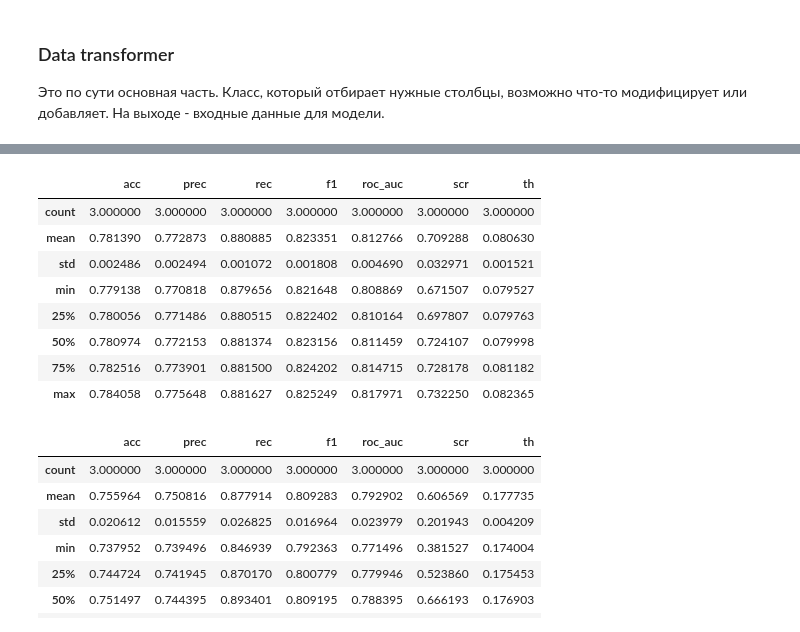
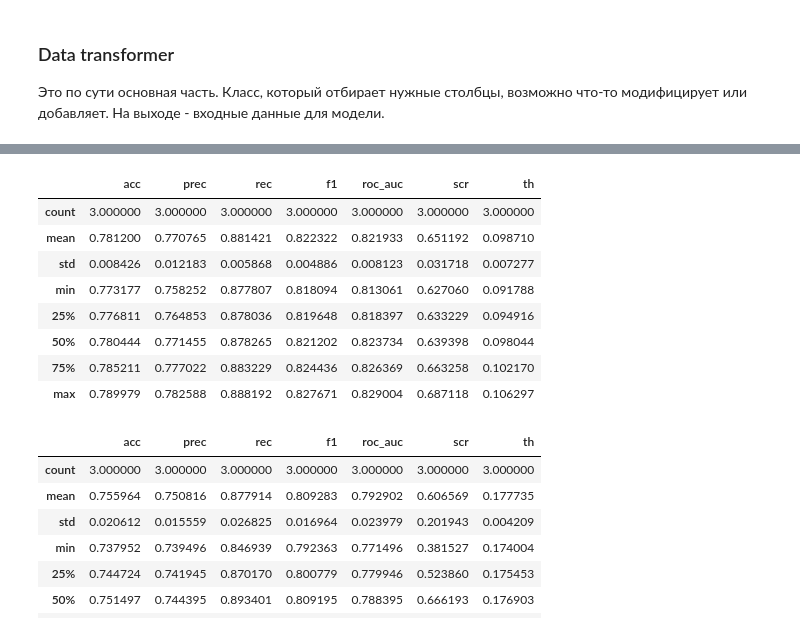
Before and after one commit to almaslov/idao2019, a Jupyter notebook: 09_foi.ipynb, the cells around one changed output, grey strips where cells are left out. Cells and saved outputs as stored; diff of their text form; code cells hidden in the pictures.

```diff
--- a/09_foi.ipynb
+++ b/09_foi.ipynb
@@ -164,46 +104,43 @@ pdfs
 # %%
-def get_dll_main(data):
-    def get_probs(pdf, x):
+# выбираем опцию, как считать DLL - либо на основе pdf, либо на основе cdf
+def get_dll_pdf(x):
+    def get_probs_pdf(pdf, x):
         indices = np.digitize(x, bins) - 1
         wbin = (bins[indices + 1] - bins[indices]) / (np.max(bins) - np.min(bins))
         prob = pdf[indices] / pdf.sum()
         return prob * wbin
 
-    def get_dll(x):
-        probs = [get_probs(pdf, x) for pdf in pdfs]
-        DLL = np.log(probs[1]) - np.log(probs[0])
-        return DLL
+    probs = [get_probs_pdf(pdf, x) for pdf in pdfs]
+    DLL = np.log(probs[1]) - np.log(probs[0])
+    return DLL
 
+def get_dll_cdf(x):
     def get_probs_cdf(cdf, x):
         indices = np.digitize(x, bins) - 1
         wbin = (bins[indices + 1] - bins[0]) / (np.max(bins) - np.min(bins))
         prob = cdf[indices] / cdf[-1]
         return prob * wbin
-
-    def get_dll_cdf(x):
-        probs = [get_probs_cdf(cdf, x) for cdf in cdfs]
-        DLL = np.log(probs[1]) - np.log(probs[0])
-        return DLL
-
-    return get_dll_cdf(data)
+    probs = [get_probs_cdf(cdf, x) for cdf in cdfs]
+    DLL = np.log(probs[1]) - np.log(probs[0])
+    return DLL
 
 def add_dll(data, features):
-    data[err_cols[1]] = get_dll_main(data.loc[:, err_cols[0]])
+    data[err_cols[1]] = get_dll_cdf(data.loc[:, err_cols[0]])
     features += err_cols[1:2]
     return data
 
 df_scores, feature_importance = cross_validate(train, n_estimators=60, n_splits=3, n_rows=10000, transformer_cls=DataTransformer)
 display(df_scores.describe())
 # %% [output]
 |  | acc | prec | rec | f1 | roc_auc | scr | th |
 | count | 3.000000 | 3.000000 | 3.000000 | 3.000000 | 3.000000 | 3.000000 | 3.000000 |
-| mean | 0.781390 | 0.772873 | 0.880885 | 0.823351 | 0.812766 | 0.709288 | 0.080630 |
-| std | 0.002486 | 0.002494 | 0.001072 | 0.001808 | 0.004690 | 0.032971 | 0.001521 |
-| min | 0.779138 | 0.770818 | 0.879656 | 0.821648 | 0.808869 | 0.671507 | 0.079527 |
-| 25% | 0.780056 | 0.771486 | 0.880515 | 0.822402 | 0.810164 | 0.697807 | 0.079763 |
-| 50% | 0.780974 | 0.772153 | 0.881374 | 0.823156 | 0.811459 | 0.724107 | 0.079998 |
-| 75% | 0.782516 | 0.773901 | 0.881500 | 0.824202 | 0.814715 | 0.728178 | 0.081182 |
-| max | 0.784058 | 0.775648 | 0.881627 | 0.825249 | 0.817971 | 0.732250 | 0.082365 |
+| mean | 0.781200 | 0.770765 | 0.881421 | 0.822322 | 0.821933 | 0.651192 | 0.098710 |
+| std | 0.008426 | 0.012183 | 0.005868 | 0.004886 | 0.008123 | 0.031718 | 0.007277 |
+| min | 0.773177 | 0.758252 | 0.877807 | 0.818094 | 0.813061 | 0.627060 | 0.091788 |
+| 25% | 0.776811 | 0.764853 | 0.878036 | 0.819648 | 0.818397 | 0.633229 | 0.094916 |
+| 50% | 0.780444 | 0.771455 | 0.878265 | 0.821202 | 0.823734 | 0.639398 | 0.098044 |
+| 75% | 0.785211 | 0.777022 | 0.883229 | 0.824436 | 0.826369 | 0.663258 | 0.102170 |
+| max | 0.789979 | 0.782588 | 0.888192 | 0.827671 | 0.829004 | 0.687118 | 0.106297 |
 # %%
 import numpy as np
 from common import x_cols, y_cols, z_cols
```
Also changed, not shown: parts of 9 cells of this notebook, 1 other file.
